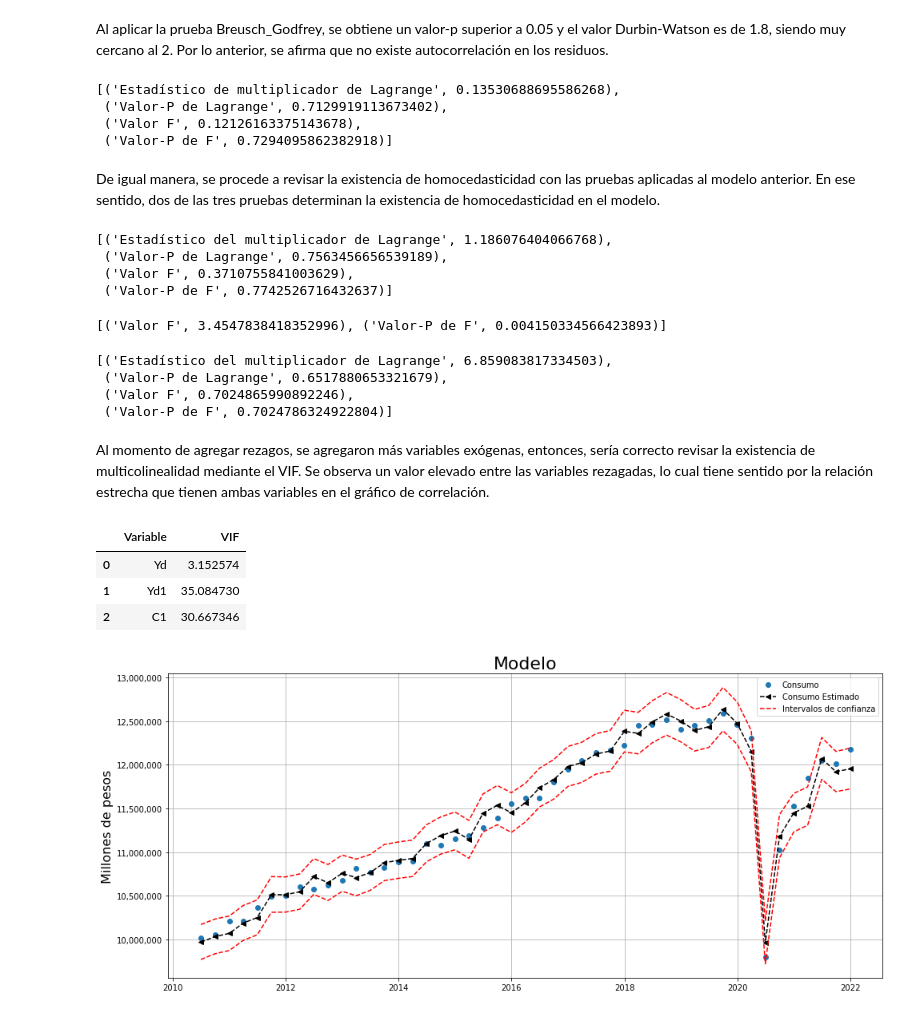
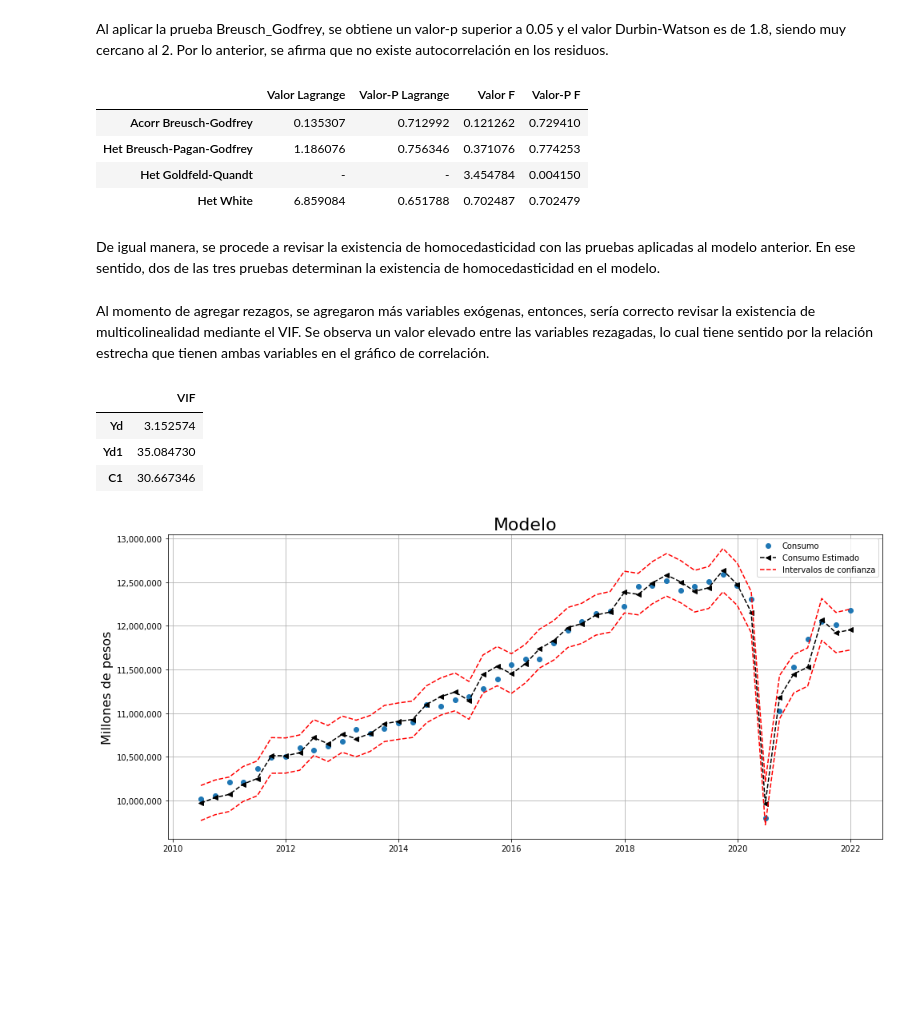
Before and after one commit to UrielCoria/Modelos-Econometricos, a Jupyter notebook: code/Modelo Consumo.ipynb, the cells around one changed output. Drawn from its saved outputs; the diff is of its cells as text; code cells hidden in the pictures; blank space fills up the shorter version.

```diff
--- a/code/Modelo Consumo.ipynb
+++ b/code/Modelo Consumo.ipynb
@@ -190,49 +171,30 @@ Notes:
 strong multicollinearity or other numerical problems.
 # %% [markdown]
 Al aplicar la prueba Breusch_Godfrey, se obtiene un valor-p superior a 0.05 y el valor Durbin-Watson es de 1.8, siendo muy cercano al 2. Por lo anterior, se afirma que no existe autocorrelación en los residuos.
-# %%
-lzip(['Estadístico de multiplicador de Lagrange', 'Valor-P de Lagrange' , 'Valor F' , 'Valor-P de F'], \
-     sm.stats.diagnostic.acorr_breusch_godfrey(model, nlags=1)) # Prueba de Autocorrelación Breusch Godfrey
-# %% [output]
-[('Estadístico de multiplicador de Lagrange', 0.13530688695586268),
- ('Valor-P de Lagrange', 0.7129919113673402),
- ('Valor F', 0.12126163375143678),
- ('Valor-P de F', 0.7294095862382918)]
+# %%
+OLS_residual_diagnostic(model, Lags=1)
+# %% [output]
+|  | Valor Lagrange | Valor-P Lagrange | Valor F | Valor-P F |
+| Acorr Breusch-Godfrey | 0.135307 | 0.712992 | 0.121262 | 0.729410 |
+| Het Breusch-Pagan-Godfrey | 1.186076 | 0.756346 | 0.371076 | 0.774253 |
+| Het Goldfeld-Quandt | - | - | 3.454784 | 0.004150 |
+| Het White | 6.859084 | 0.651788 | 0.702487 | 0.702479 |
 # %% [markdown]
 De igual manera, se procede a revisar la existencia de homocedasticidad con las pruebas aplicadas al modelo anterior. En ese sentido, dos de las tres pruebas determinan la existencia de homocedasticidad en el modelo.
-# %%
-lzip(['Estadístico del multiplicador de Lagrange', 'Valor-P de Lagrange', 'Valor F', 'Valor-P de F'], \
-     sm.stats.diagnostic.het_breuschpagan(model.resid, model.model.exog))
-# %% [output]
-[('Estadístico del multiplicador de Lagrange', 1.186076404066768),
- ('Valor-P de Lagrange', 0.7563456656539189),
- ('Valor F', 0.3710755841003629),
- ('Valor-P de F', 0.7742526716432637)]
-# %%
-lzip(['Valor F', 'Valor-P de F'], sm.stats.diagnostic.het_goldfeldquandt(model.resid, model.model.exog))
-# %% [output]
-[('Valor F', 3.4547838418352996), ('Valor-P de F', 0.004150334566423893)]
-# %%
-lzip(['Estadístico del multiplicador de Lagrange', 'Valor-P de Lagrange', 'Valor F', 'Valor-P de F'], sm.stats.diagnostic.het_white(model.resid, model.model.exog))
-# %% [output]
-[('Estadístico del multiplicador de Lagrange', 6.859083817334503),
- ('Valor-P de Lagrange', 0.6517880653321679),
- ('Valor F', 0.7024865990892246),
- ('Valor-P de F', 0.7024786324922804)]
 # %% [markdown]
 Al momento de agregar rezagos, se agregaron más variables exógenas, entonces, sería correcto revisar la existencia de multicolinealidad mediante el VIF. Se observa un valor elevado entre las variables rezagadas, lo cual tiene sentido por la relación estrecha que tienen ambas variables en el gráfico de correlación.
 # %%
 VIF = pd.DataFrame()
-VIF['Variable'] = Exog.columns[1:]
+VIF.index = Exog.columns[1:]
 
 VIF['VIF'] = [variance_inflation_factor(Exog.values[1:], i+1) for i in range(len(Exog.columns[1:]))]
 
 VIF
 # %% [output]
-|  | Variable | VIF |
-| 0 | Yd | 3.152574 |
-| 1 | Yd1 | 35.084730 |
-| 2 | C1 | 30.667346 |
+|  | VIF |
+| Yd | 3.152574 |
+| Yd1 | 35.084730 |
+| C1 | 30.667346 |
 # %%
 plt.figure(figsize=[16,7])
 
```
Also changed, not shown: parts of 8 cells of this notebook, 2 other files.
